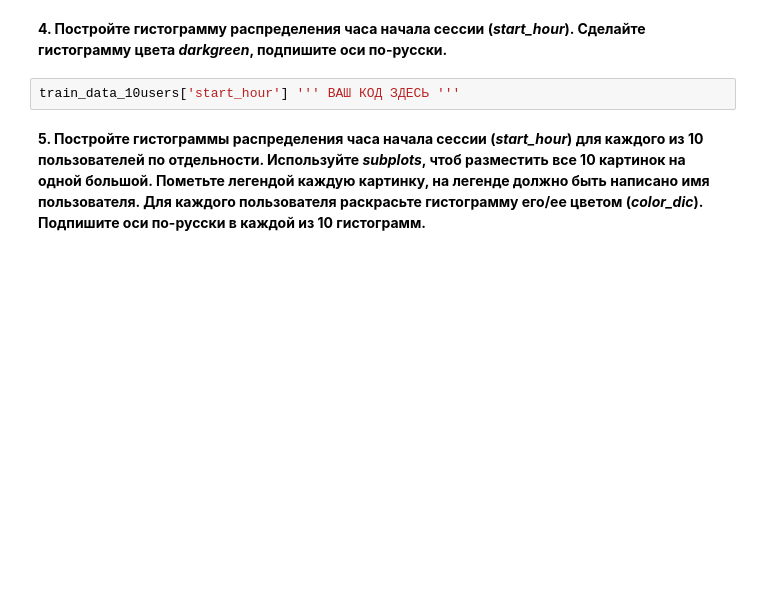
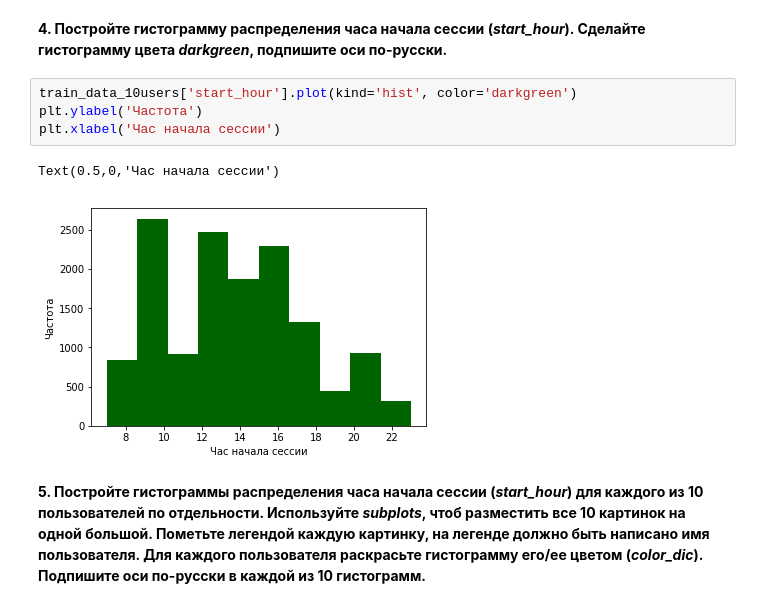
Before and after one commit to EIvanova3/elka, a Jupyter notebook: week3_visual_analysis_and_fe.ipynb, the cells around one changed output. Cells and saved outputs as stored; diff of their text form; blank space fills up the shorter version.

```diff
--- a/week3_visual_analysis_and_fe.ipynb
+++ b/week3_visual_analysis_and_fe.ipynb
@@ -308,7 +283,12 @@ for idx, (user, sub_df) in  enumerate(pd.groupby(train_data_10users, 'user_id'))
 # %% [markdown]
 **4. Постройте гистограмму распределения часа начала сессии (*start_hour*). Сделайте гистограмму цвета *darkgreen*, подпишите оси по-русски.**
-# %%
-train_data_10users['start_hour'] ''' ВАШ КОД ЗДЕСЬ '''
+# %%
+train_data_10users['start_hour'].plot(kind='hist', color='darkgreen')
+plt.ylabel('Частота')
+plt.xlabel('Час начала сессии')
+# %% [output]
+Text(0.5,0,'Час начала сессии')
+[figure, added]
 # %% [markdown]
 **5. Постройте гистограммы распределения часа начала сессии (*start_hour*) для каждого из 10 пользователей по отдельности. Используйте *subplots*, чтоб разместить все 10 картинок на одной большой. Пометьте легендой каждую картинку, на легенде должно быть написано имя пользователя. Для каждого пользователя раскрасьте гистограмму его/ее цветом (*color_dic*). Подпишите оси по-русски в каждой из 10 гистограмм.**
 # %%
```
Also changed, not shown: parts of 27 cells of this notebook, 1 other file.
